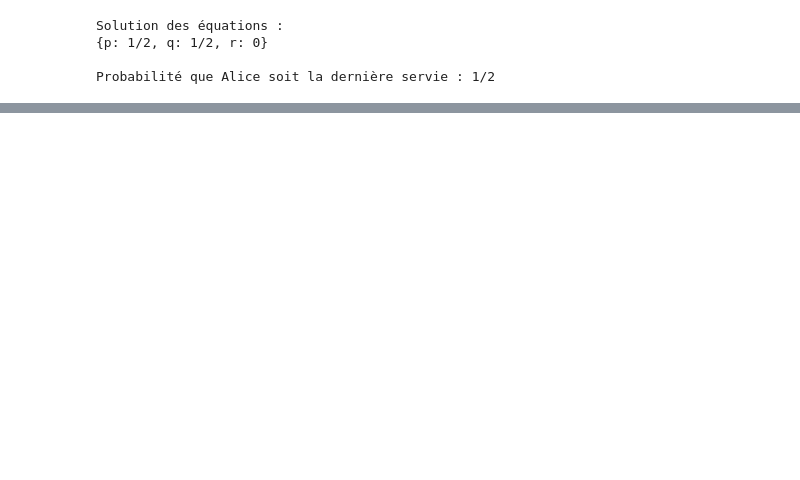
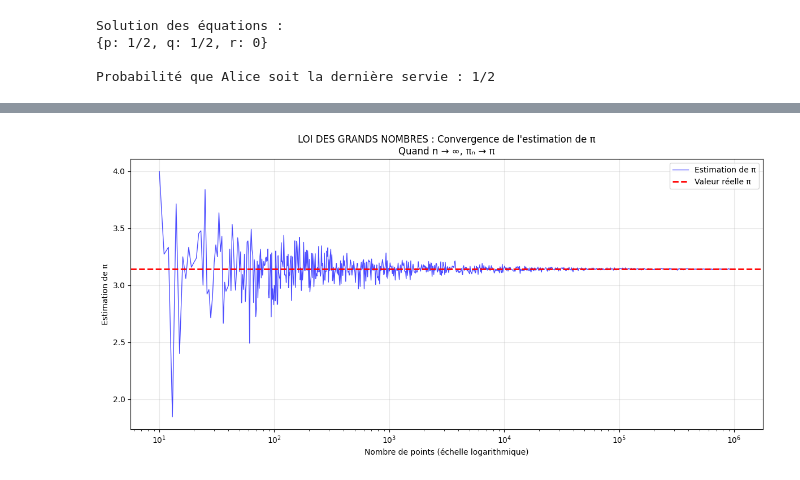
Before and after one commit to BentekhiciFarah/Proba_Miage, a Jupyter notebook: TP5.ipynb, the cells around one changed output, grey strips where cells are left out. Cells and saved outputs as stored; diff of their text form; code cells hidden in the pictures; blank space fills up the shorter version.

```diff
--- a/TP5.ipynb
+++ b/TP5.ipynb
@@ -48,0 +168,90 @@ Probabilité que Alice soit la dernière servie : 1/2
+# %%
+from scipy import stats
+
+étapes = np.logspace(1, 6, 1000, dtype=int)
+étapes = np.unique(étapes)
+
+estimations_de_pi = []
+for n in étapes:
+    estimations_de_pi.append(estimate_pi(n))
+
+plt.figure(figsize=(12, 6))
+plt.semilogx(étapes, estimations_de_pi, 'b-', alpha=0.7, linewidth=1, label='Estimation de π')
+plt.axhline(y=np.pi, color='r', linestyle='--', linewidth=2, label='Valeur réelle π')
+
+plt.xlabel('Nombre de points (échelle logarithmique)')
+plt.ylabel('Estimation de π')
+plt.title('LOI DES GRANDS NOMBRES : Convergence de l\'estimation de π\nQuand n → ∞, πₙ → π')
+plt.legend()
+plt.grid(True, alpha=0.3)
+plt.tight_layout()
+plt.show()
+
+# Affichage de quelques valeurs
+sample_sizes = [10, 100, 1000, 10000, 100000, 1000000]
+print("\nConvergence de l'estimation :")
+for n in sample_sizes:
+    if n <= étapes[-1]:
+        idx = np.where(étapes == n)[0][0]
+        error = abs(estimations_de_pi[idx] - np.pi)
+        print(f"n = {n:7d} : π ≈ {estimations_de_pi[idx]:.6f} (erreur: {error:.6f})")
+
+# =============================================================================
+# PARTIE 3: THÉORÈME CENTRAL LIMITE - Distribution
+# =============================================================================
+
+print("\n" + "="*60)
+print("THÉORÈME CENTRAL LIMITE - Distribution des estimateurs")
+print("="*60)
+
+def multiple_pi_estimates(n_simulations, n_points):
+    """Répète l'estimation de π plusieurs fois"""
+    estimates = []
+    for _ in range(n_simulations):
+        estimates.append(estimate_pi(n_points))
+    return np.array(estimates)
+
+# Paramètres pour la CLT
+n_simulations = 1000
+point_levels = [10, 100, 1000, 10000]
+
+# Calcul des distributions
+distributions = {}
+for n_points in point_levels:
+    distributions[n_points] = multiple_pi_estimates(n_simulations, n_points)
+
+# Affichage des histogrammes
+fig, axes = plt.subplots(2, 2, figsize=(14, 10))
+axes = axes.flatten()
+
+colors = ['skyblue', 'lightgreen', 'gold', 'lightcoral']
+
+for idx, n_points in enumerate(point_levels):
+    data = distributions[n_points]
+    mu, std = np.mean(data), np.std(data)
+
+    axes[idx].hist(data, bins=30, density=True, alpha=0.7, color=colors[idx],
+                  label=f'n = {n_points} points')
+
+    # Courbe normale théorique
+    x = np.linspace(mu - 4*std, mu + 4*std, 100)
+    axes[idx].plot(x, stats.norm.pdf(x, mu, std), 'r-', linewidth=2,
+                  label=f'Normal(μ={mu:.3f}, σ={std:.3f})')
+
+    axes[idx].axvline(np.pi, color='black', linestyle='--', linewidth=2,
+                     label='π réel = 3.14159')
+
+    axes[idx].set_xlabel('Estimation de π')
+    axes[idx].set_ylabel('Densité de probabilité')
+    axes[idx].set_title(f'CLT : {n_simulations} estimations avec {n_points} points\n'
+                       f'Écart-type = {std:.4f}')
+    axes[idx].legend()
+    axes[idx].grid(True, alpha=0.3)
+
+plt.suptitle('THÉORÈME CENTRAL LIMITE : Distribution des estimateurs de π\n'
+             'La distribution converge vers une loi normale quand n → ∞',
+             fontsize=14, fontweight='bold')
+plt.tight_layout()
+plt.show()
+# %% [output]
+[figure, added]
```
Also changed, not shown: parts of 13 cells of this notebook.
